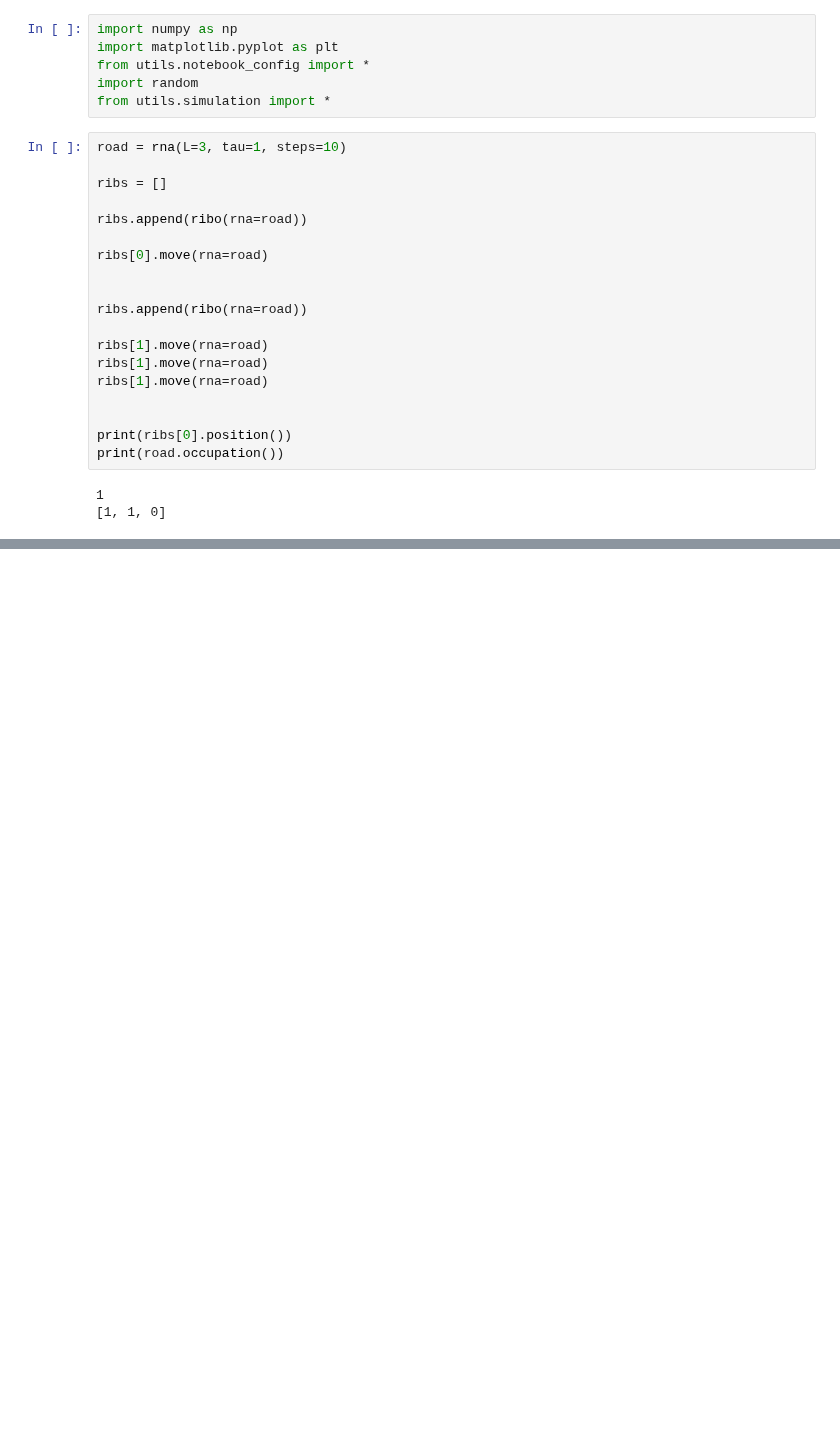
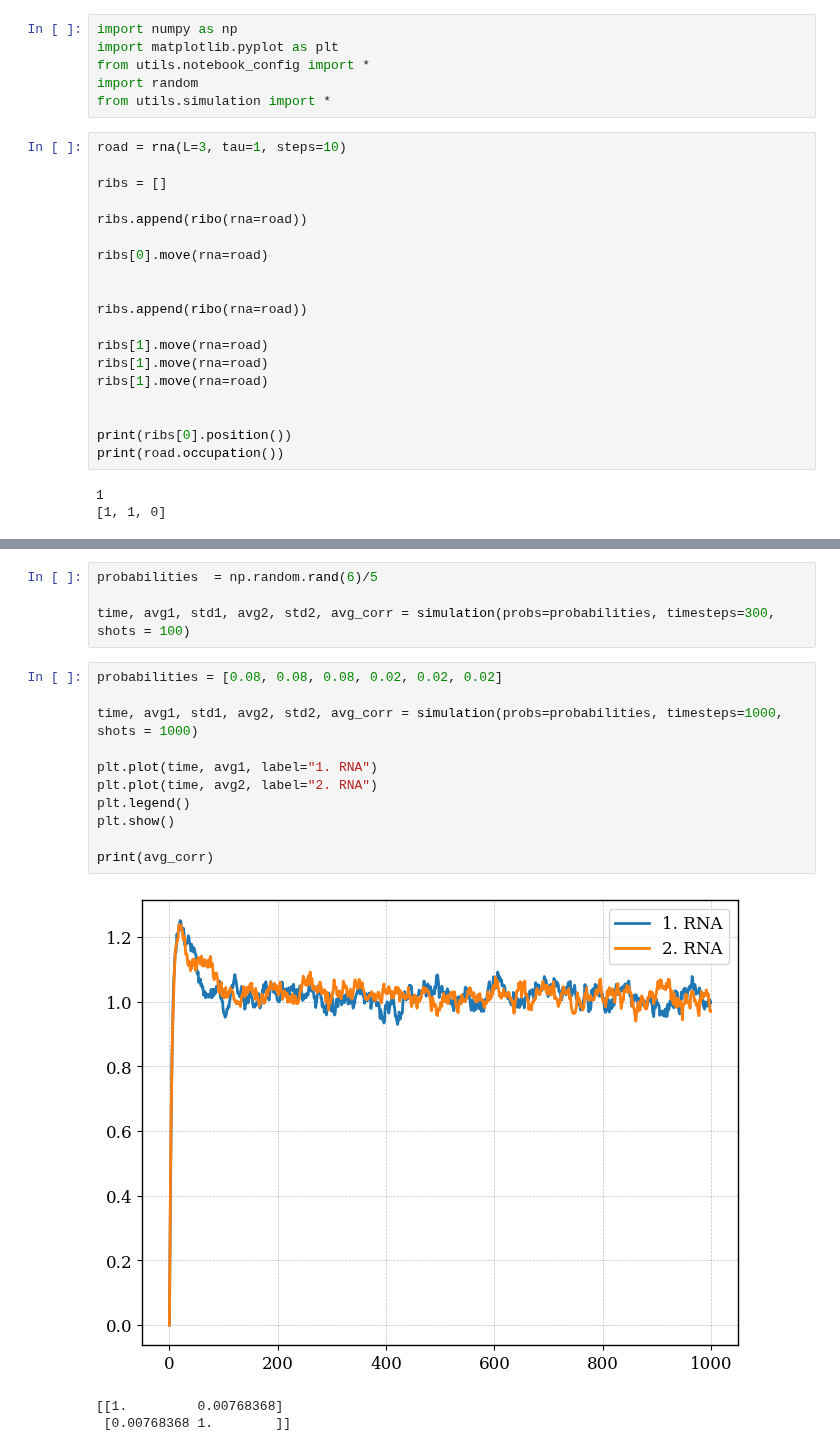
Before and after one commit to RicemanBoy/trafficRNA, a Jupyter notebook: trafficRNA.ipynb, the cells around one changed output, grey strips where cells are left out. Drawn from its saved outputs; the diff is of its cells as text; blank space fills up the shorter version.

```diff
--- a/trafficRNA.ipynb
+++ b/trafficRNA.ipynb
@@ -163,0 +181,19 @@ def simulation(probs: list, timesteps: int):
+# %%
+probabilities  = np.random.rand(6)/5
+
+time, avg1, std1, avg2, std2, avg_corr = simulation(probs=probabilities, timesteps=300, shots = 100)
+# %%
+probabilities = [0.08, 0.08, 0.08, 0.02, 0.02, 0.02]
+
+time, avg1, std1, avg2, std2, avg_corr = simulation(probs=probabilities, timesteps=1000, shots = 1000)
+
+plt.plot(time, avg1, label="1. RNA")
+plt.plot(time, avg2, label="2. RNA")
+plt.legend()
+plt.show()
+
+print(avg_corr)
+# %% [output]
+[figure, added]
+[[1.         0.00768368]
+ [0.00768368 1.        ]]
```
Also changed, not shown: parts of 1 cell of this notebook.
